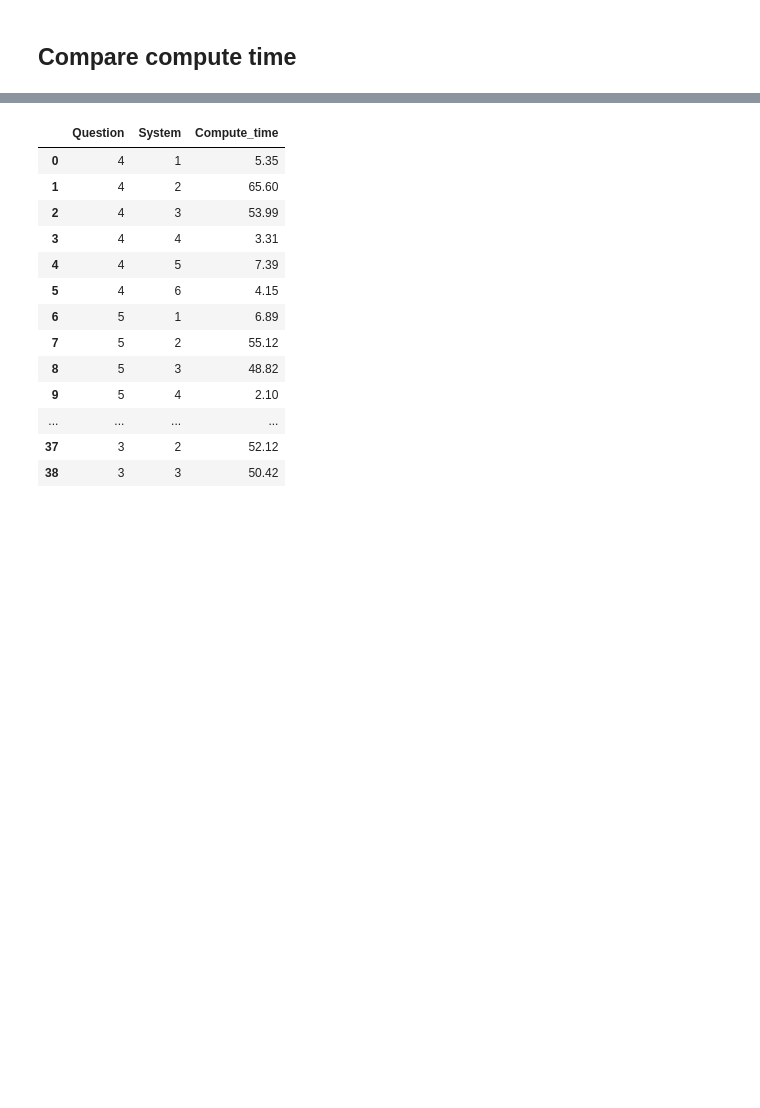
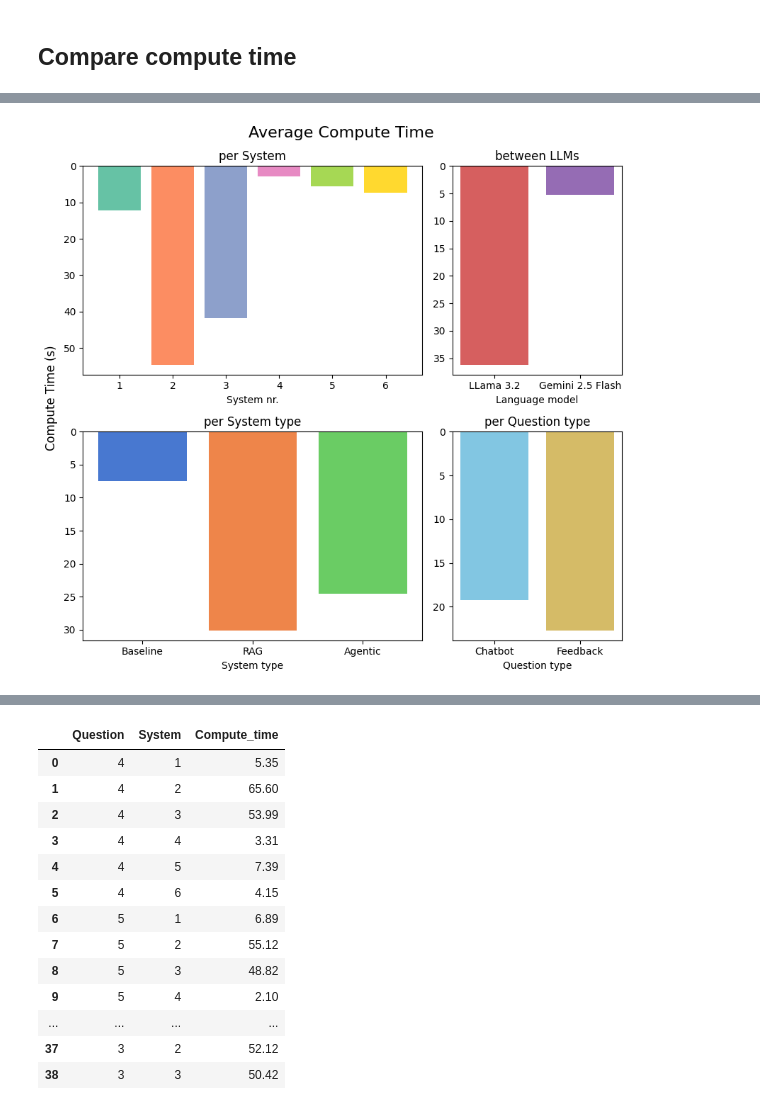
Before and after one commit to WilliamVoster/PhysicalHealthChatbot, a Jupyter notebook: results/figures.ipynb, the cells around one changed output, grey strips where cells are left out. Drawn from its saved outputs; the diff is of its cells as text; code cells hidden in the pictures; blank space fills up the shorter version.

Commit message:
more figures, plotting compute times

```diff
--- a/results/figures.ipynb
+++ b/results/figures.ipynb
@@ -518,0 +559,16 @@ df_compute_times = pd.DataFrame(results_compute_times)
+# %%
+
+order_type = ["Baseline", "RAG","Agentic"]
+order_llm = ["LLama 3.2", "Gemini 2.5 Flash"]
+
+avg_compute_times_all_systems = \
+    df_compute_times.groupby("System")["Compute_time"].mean()
+
+avg_compute_times_system_type = \
+    df_compute_times.groupby("System_type")["Compute_time"].mean()[order_type]
+
+avg_compute_times_llm_type = \
+    df_compute_times.groupby("LLM_type")["Compute_time"].mean()[order_llm]
+
+avg_compute_times_question_type = \
+    df_compute_times.groupby("Use_case")["Compute_time"].mean()
@@ -518,0 +590,63 @@ df_compute_times = pd.DataFrame(results_compute_times)
+# %%
+
+fig = plt.figure(figsize=(11, 8))
+gs = gridspec.GridSpec(ncols=3, nrows=2, width_ratios=[2, 1, 1])
+
+ax1 = fig.add_subplot(gs[0, 0])
+ax3 = fig.add_subplot(gs[0, 1])
+ax2 = fig.add_subplot(gs[1, 0])
+ax4 = fig.add_subplot(gs[1, 1])
+
+ax1.bar(
+    avg_compute_times_all_systems.index,
+    avg_compute_times_all_systems.values,
+    color=colors)
+ax1.invert_yaxis()
+ax1.set_xlabel("System nr.")
+# ax1.set_ylabel("Average Compute Time (s)")
+ax1.set_title("per System")#, fontsize=16)
+ax1.tick_params(axis="x", rotation=0)
+
+
+
+ax2.bar(
+    avg_compute_times_system_type.index,
+    avg_compute_times_system_type.values,
+    color=sns.color_palette("muted")[:])
+ax2.invert_yaxis()
+ax2.set_xlabel("System type")
+# ax2.set_ylabel("Average Compute Time (s)")
+ax2.set_title("per System type")
+ax2.tick_params(axis="x", rotation=0)
+
+
+
+ax3.bar(
+    avg_compute_times_llm_type.index,
+    avg_compute_times_llm_type.values,
+    color=sns.color_palette("muted")[3:])
+ax3.invert_yaxis()
+ax3.set_xlabel("Language model")
+# ax3.set_ylabel("Average Compute Time (s)")
+ax3.set_title("between LLMs")
+ax3.tick_params(axis="x", rotation=0)
+
+
+ax4.bar(
+    avg_compute_times_question_type.index,
+    avg_compute_times_question_type.values,
+    color=sns.color_palette("muted")[9::-1])
+ax4.invert_yaxis()
+ax4.set_xlabel("Question type")
+# ax4.set_ylabel("Average Compute Time (s)")
+ax4.set_title("per Question type")
+ax4.tick_params(axis="x", rotation=0)
+
+
+
+fig.suptitle("Average Compute Time", fontsize=16, x=0.37, ha="center")
+fig.text(-0.01, 0.5, 'Compute Time (s)', va='center', rotation='vertical', fontsize=12)
+plt.tight_layout()
+plt.show()
+# %% [output]
+[figure, added]
```
Also changed, not shown: parts of 11 cells of this notebook.
